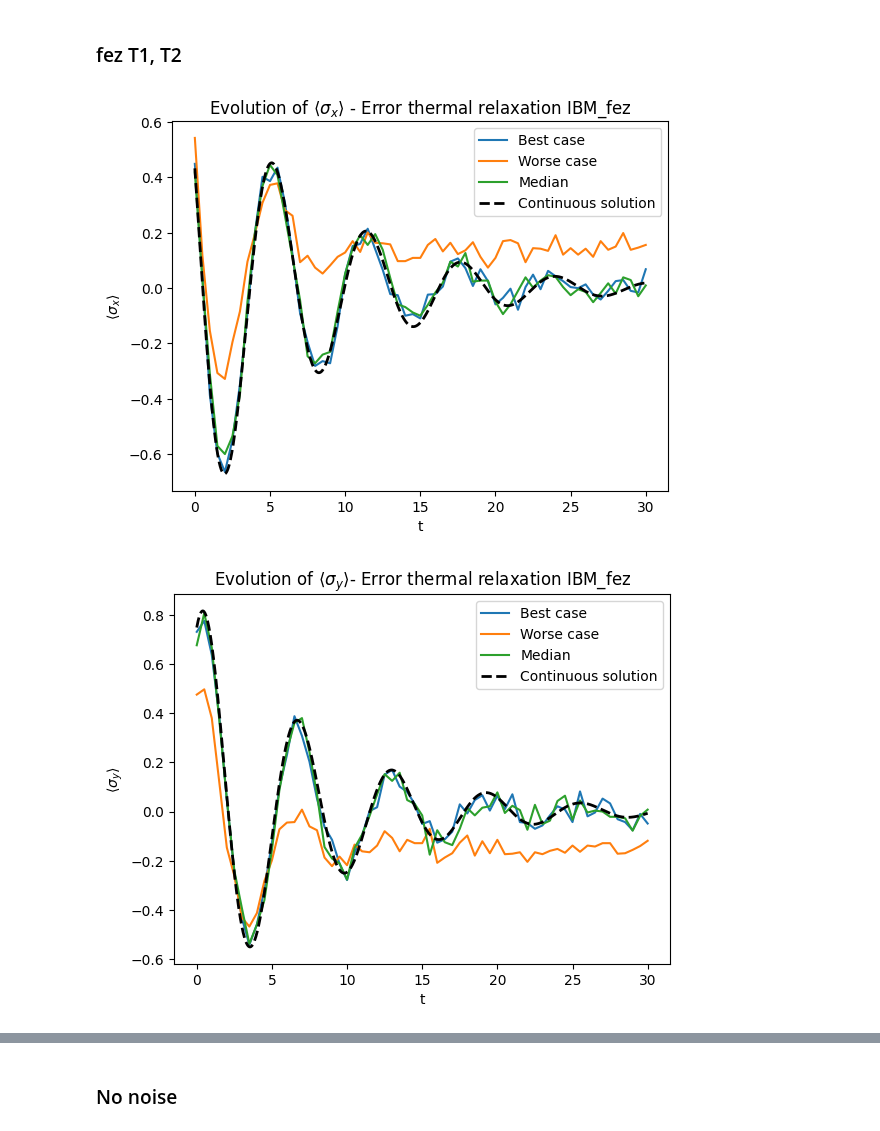
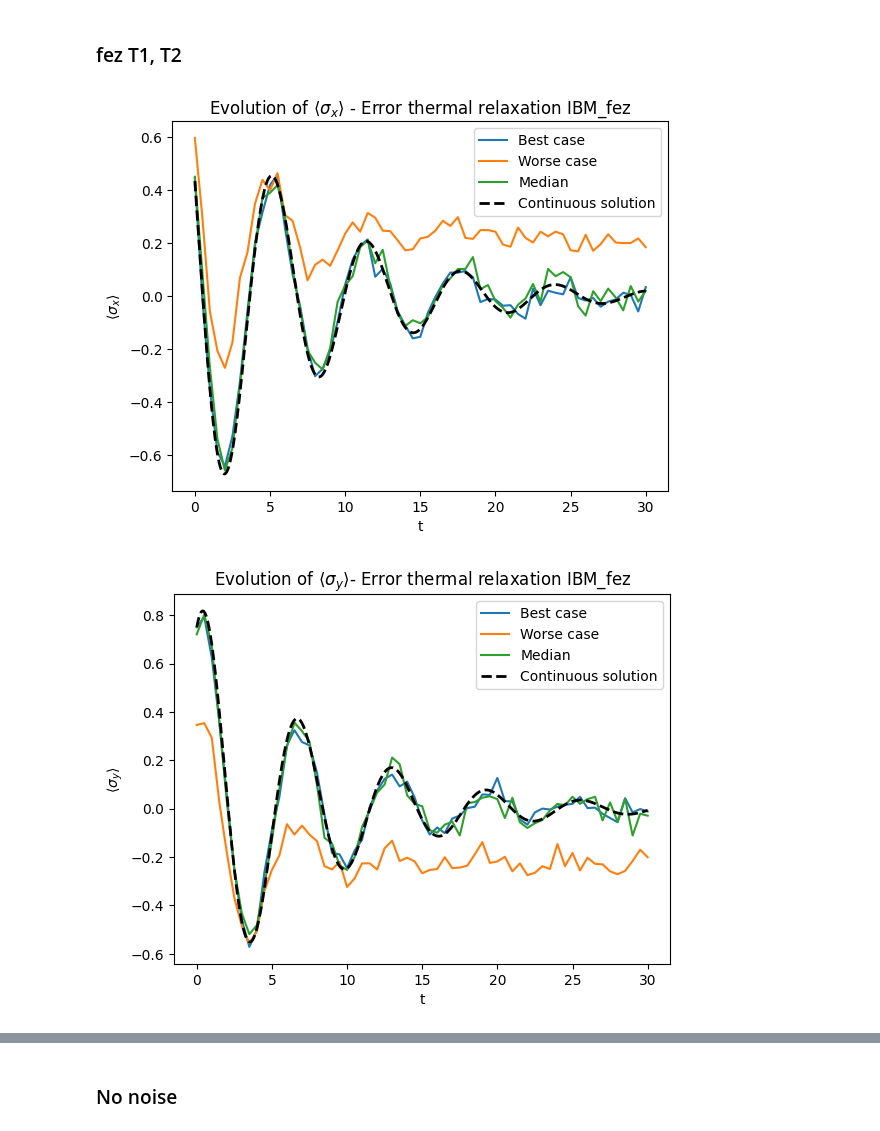
Before and after one commit to claragarciaperez/Open_Quantum_Systems_RI, a Jupyter notebook: qiskit_relaxation.ipynb, the cells around one changed output, grey strips where cells are left out. Cells and saved outputs as stored; diff of their text form; code cells hidden in the pictures.

```diff
--- a/qiskit_relaxation.ipynb
+++ b/qiskit_relaxation.ipynb
@@ -260,12 +260,6 @@ plt.show()
 simualtor_aer = AerSimulator()
 
 time = np.arange(N+1) * delta_t
-
-time_gate1 = 50
-time_gate2 = 100
-
-time_reset = 1000
-time_measure = 1000
 
 
 fig_x, ax_x = plt.subplots()
@@ -280,7 +274,25 @@ T2_best= 259.54e3
 T2_worst = 4.3e3
 T2_median = 95.19e3
 
-for T1,T2 in [[T1_best,T2_best],[T1_worst,T2_worst],[T1_median,T2_median]]:
+time_gate1_best =24
+time_gate1_worst =24
+time_gate1_median =24
+
+time_gate2_best =68
+time_gate2_worst =68
+time_gate2_median =88
+
+time_reset_best= 1000
+time_reset_worst=1000
+time_reset_median=1000
+
+time_measure_best=1660
+time_measure_worst=1660
+time_measure_median=1660
+
+for T1,T2, time_gate1, time_gate2, time_reset, time_measure in [[T1_best,T2_best, time_gate1_best, time_gate2_best, time_reset_best, time_measure_best],
+                                                                [T1_worst,T2_worst, time_gate1_worst,time_gate2_worst, time_reset_worst, time_measure_worst],
+                                                                 [T1_median,T2_median, time_gate1_median, time_gate2_median, time_reset_median, time_measure_median]]:
   errors_reset = thermal_relaxation_error(T1, T2, time_reset)
 
   errors_measure = thermal_relaxation_error(T1, T2, time_measure)
@@ -302,7 +314,7 @@ for T1,T2 in [[T1_best,T2_best],[T1_worst,T2_worst],[T1_median,T2_median]]:
 
   datos = np.column_stack((time, sx_2, sy_2, sz_2))
 
-  if [T1,T2] == [T1_worst,T2_worst]:
+  if [T1,T2, time_gate1, time_gate2,time_reset, time_measure ] == [T1_worst,T2_worst, time_gate1_worst,time_gate2_worst, time_reset_worst, time_measure_worst]:
     np.savetxt(
       f"/content/drive/MyDrive/qiskit_noisethermal_sxsysz_ns1024_fezworstcase.txt",
       datos,
@@ -314,7 +326,7 @@ for T1,T2 in [[T1_best,T2_best],[T1_worst,T2_worst],[T1_median,T2_median]]:
     ax_y.plot(time, sy_2, label=rf'Worse case')
     ax_z.plot(time, sz_2, label=rf'Worse case')
 
-  if [T1,T2] == [T1_best,T2_best]:
+  if [T1,T2, time_gate1, time_gate2,time_reset, time_measure ] == [T1_best,T2_best, time_gate1_best, time_gate2_best, time_reset_best, time_measure_best]:
     np.savetxt(
       f"/content/drive/MyDrive/qiskit_noisethermal_sxsysz_ns1024_fezbestcase.txt",
       datos,
@@ -326,7 +338,7 @@ for T1,T2 in [[T1_best,T2_best],[T1_worst,T2_worst],[T1_median,T2_median]]:
     ax_y.plot(time, sy_2, label=rf'Best case')
     ax_z.plot(time, sz_2, label=rf'Best case')
 
-  if [T1,T2] == [T1_median,T2_median]:
+  if [T1,T2, time_gate1, time_gate2,time_reset, time_measure ] == [T1_median,T2_median, time_gate1_median, time_gate2_median, time_reset_median, time_measure_median]:
     np.savetxt(
       f"/content/drive/MyDrive/qiskit_noisethermal_sxsysz_ns1024_fezmedian.txt",
       datos,
@@ -349,32 +361,32 @@ ax_y.plot(
     t_cont, sy_cont,
     color='black', linestyle='--', linewidth=2,
     label='Continuous solution'
 )
 
 ax_z.plot(
     t_cont, sz_cont,
     color='black', linestyle='--', linewidth=2,
     label='Continuous solution'
 )
 # Configurar figura de X
 ax_x.set_xlabel('t')
 ax_x.set_ylabel(r'$\langle \sigma_x \rangle$')
 ax_x.set_title(r'Evolution of $\langle \sigma_x \rangle$ - Error thermal relaxation IBM_fez')
 ax_x.legend()
 
 # Configurar figura de Y
 ax_y.set_xlabel('t')
 ax_y.set_ylabel(r'$\langle \sigma_y \rangle$')
 ax_y.set_title(r'Evolution of $\langle \sigma_y \rangle$- Error thermal relaxation IBM_fez')
 ax_y.legend()
 
 # Configurar figura de Z
 ax_z.set_xlabel('t')
 ax_z.set_ylabel(r'$\langle \sigma_z \rangle$')
 ax_z.set_title(r'Evolution of $\langle \sigma_z \rangle$- Error thermal relaxation TBM_fez')
 ax_z.legend()
 
 plt.show()
 # %% [output]
-[figure, old version]
+[figure, new version]
-[figure, old version]
+[figure, new version]
```
Also changed, not shown: parts of 1 cell of this notebook.
